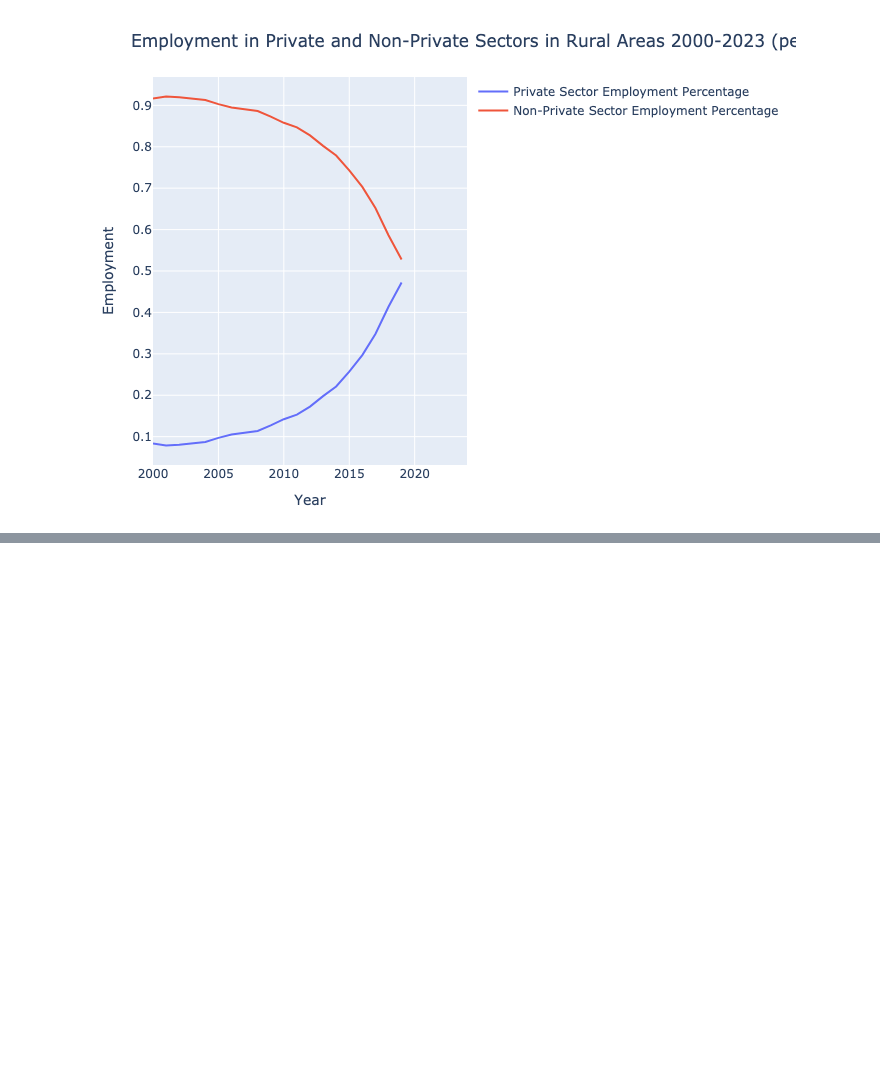
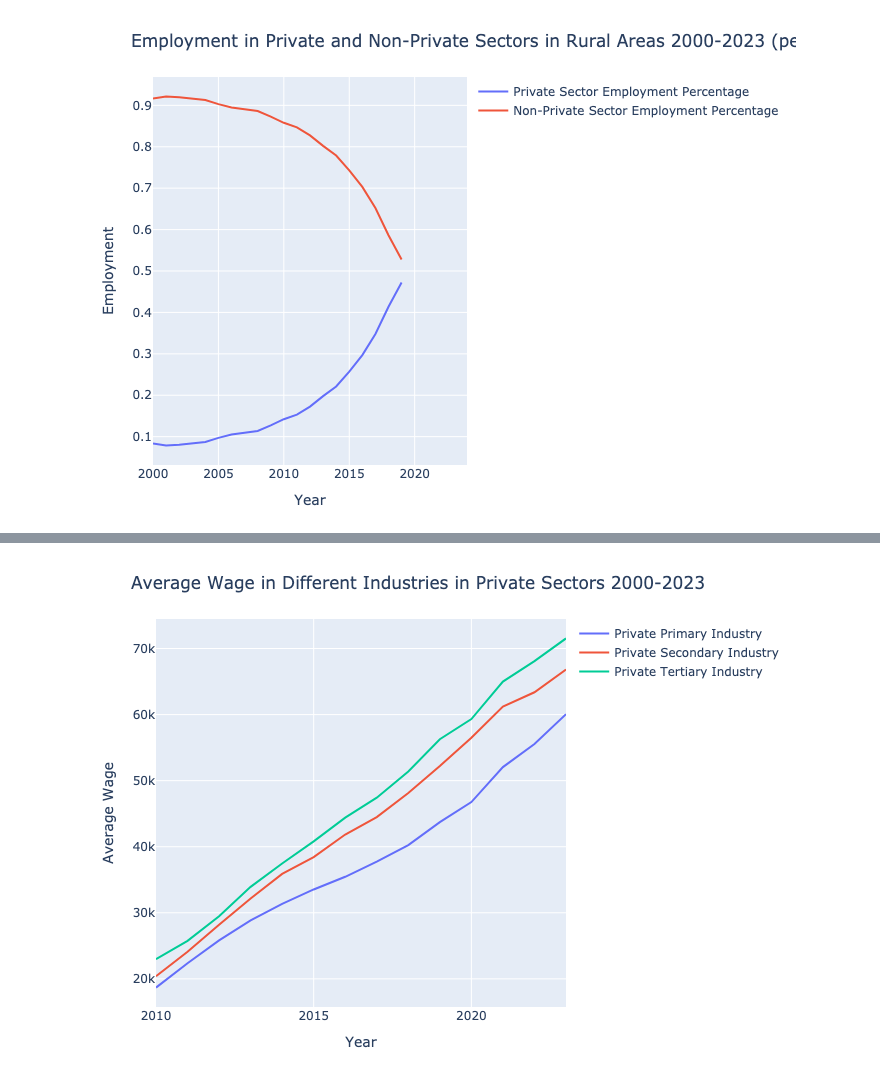
Before and after one commit to liminglin98/Labor-with-Moshe, a Jupyter notebook: Code/Grapha.ipynb, the cells around one changed output, grey strips where cells are left out. Cells and saved outputs as stored; diff of their text form; code cells hidden in the pictures; blank space fills up the shorter version.

```diff
--- a/Code/Grapha.ipynb
+++ b/Code/Grapha.ipynb
@@ -242,0 +318,3 @@ display(PlotlyJS.plot([private_rural_line_percentage, non_private_rural_line_per
+# %%
+#Loading the data for the average wage of employed persons in urban private units by sector
+df_4_13_year = CSV.read("Data/4-13_AverageWageofEmployedPersonsinUrbanPrivateUnitsbySector by year.csv", DataFrame)
@@ -242,0 +360,31 @@ display(PlotlyJS.plot([private_rural_line_percentage, non_private_rural_line_per
+# %%
+#Evolution of Average Wage in Different Sectors in Private Sectors
+pi_wage_line_private = PlotlyJS.scatter(
+    x = df_4_13_year."Year",
+    y = df_4_13_year."Primary Industry",
+    mode = "lines",
+    name = "Private Primary Industry",
+    yaxis = "y"   # primary y-axis
+)
+si_wage_line_private = PlotlyJS.scatter(
+    x = df_4_13_year."Year",
+    y = df_4_13_year."Secondary Industry",
+    mode = "lines",
+    name = "Private Secondary Industry",
+    yaxis = "y"   # primary y-axis
+)
+ti_wage_line_private = PlotlyJS.scatter(
+    x = df_4_13_year."Year",
+    y = df_4_13_year."Tertiary Industry",
+    mode = "lines",
+    name = "Private Tertiary Industry",
+    yaxis = "y"   # primary y-axis
+)
+layout9 = PlotlyJS.Layout(
+    title = "Average Wage in Different Industries in Private Sectors 2000-2023",
+    xaxis = PlotlyJS.attr(title = "Year"),
+    yaxis = PlotlyJS.attr(title = "Average Wage"),
+)
+display(PlotlyJS.plot([pi_wage_line_private, si_wage_line_private, ti_wage_line_private], layout9))
+# %% [output]
+[figure, added]
```
Also changed, not shown: parts of 7 cells of this notebook, 10 other files.
